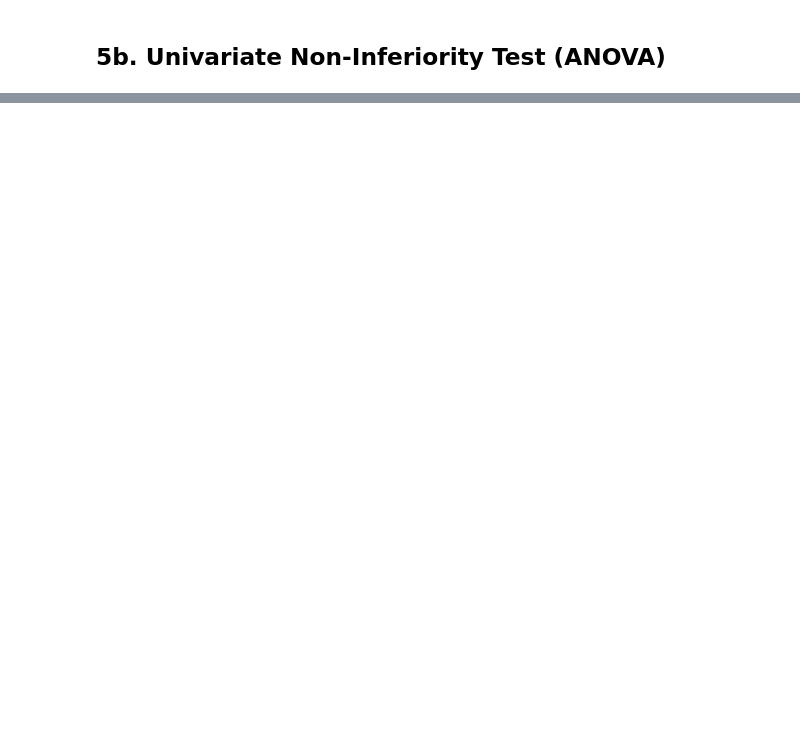
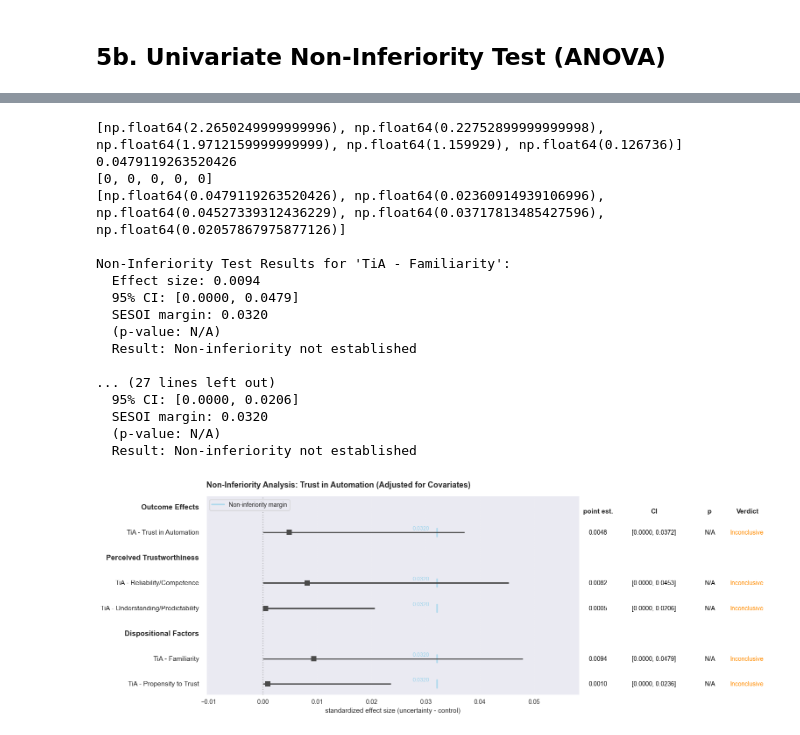
Before and after one commit to TimWiesner99/thesis-analysis, a Jupyter notebook: analysis/univariate.ipynb, the cells around one changed output, grey strips where cells are left out. Saved outputs shown, nothing was run; the diff lists cells and outputs as text; code cells hidden in the pictures; blank space fills up the shorter version.

```diff
--- a/analysis/univariate.ipynb
+++ b/analysis/univariate.ipynb
@@ -237,0 +450,71 @@ def mde_coefficient(se, df, alpha=0.05, power=0.80):
+# %%
+# equivalence test expressed in partial eta squared
+df_resids = [model_stats[s]['df_resid'] for s in tia_scales]
+
+eq_margins = [
+    convert_to_partial_eta_sq((stats.t.ppf(1 - alpha / 2, df_resid) + stats.t.ppf(power, df_resid)), df_resid)
+for df_resid in df_resids]
+
+
+F_obs = [result_tables[s][result_tables[s]['predictor'] == 'group_effect'].iloc[0]['t'] **2 for s in tia_scales]
+coefs_eta = [result_tables[s][result_tables[s]['predictor'] == 'group_effect'].iloc[0]['partial_eta_sq'] for s in tia_scales]
+
+print(F_obs)
+
+cis = [eta_confidence_interval(
+    F_obs=F,
+    alpha=alpha,
+    df1=1,
+    df2=df_resid
+) for (F, df_resid) in zip(F_obs, df_resids)]
+
+print(cis[0]['eta_sq_upper'])
+
+cis_lower_eta = [cis[i]['eta_sq_lower'] for i in range(len(F_obs))]
+cis_upper_eta = [cis[i]['eta_sq_upper'] for i in range(len(F_obs))]
+
+print(cis_lower_eta)
+print(cis_upper_eta)
+
+fig, ax = plt.subplots(figsize=(5, 25))
+plot_noninferiority_test(
+    effect_size=coefs_eta,
+    sesoi=eq_margins,
+    ci_lower_bounds=cis_lower_eta,  # Pre-computed from F-distribution
+    ci_upper_bounds=cis_upper_eta,
+    alpha=alpha,
+    test_type='upper',
+    mode = 'equivalence',
+    variable_names=tia_scales,
+    variable_labels=scale_titles,
+    title='Non-Inferiority Analysis: Trust in Automation (Adjusted for Covariates)',
+    xlabel='standardized effect size (partial eta squared)',
+    categories=categories,
+    category_order=['Outcome Effects', 'Perceived Trustworthiness', 'Dispositional Factors'],
+    height_scale=0.7,
+    column_title_pos_shift=-0.5,
+    ax=ax
+)
+
+plt.tight_layout()
+plt.savefig(f'{plots_path}univariate_noninferiority_test_standardized.png', dpi=150, transparent=True)
+plt.show()
+# %% [output]
+[np.float64(2.2650249999999996), np.float64(0.22752899999999998), np.float64(1.9712159999999999), np.float64(1.159929), np.float64(0.126736)]
+0.0479119263520426
+[0, 0, 0, 0, 0]
+[np.float64(0.0479119263520426), np.float64(0.02360914939106996), np.float64(0.04527339312436229), np.float64(0.03717813485427596), np.float64(0.02057867975877126)]
+
+Non-Inferiority Test Results for 'TiA - Familiarity':
+  Effect size: 0.0094
+  95% CI: [0.0000, 0.0479]
+  SESOI margin: 0.0320
+  (p-value: N/A)
+  Result: Non-inferiority not established
+
+... (27 lines left out)
+  95% CI: [0.0000, 0.0206]
+  SESOI margin: 0.0320
+  (p-value: N/A)
+  Result: Non-inferiority not established
+[figure, added]
```
Also changed, not shown: parts of 9 cells of this notebook, 12 other files.
